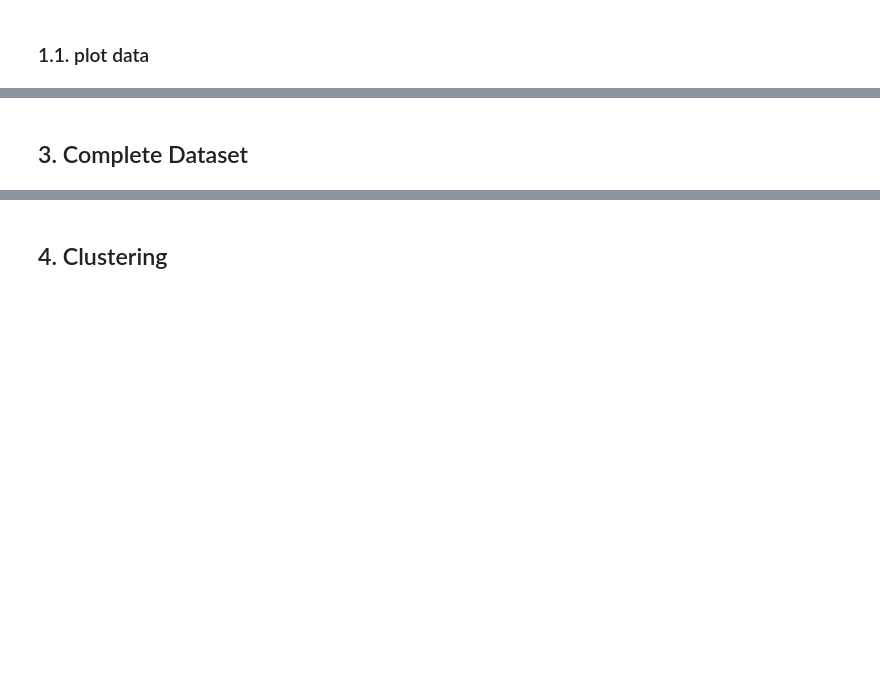
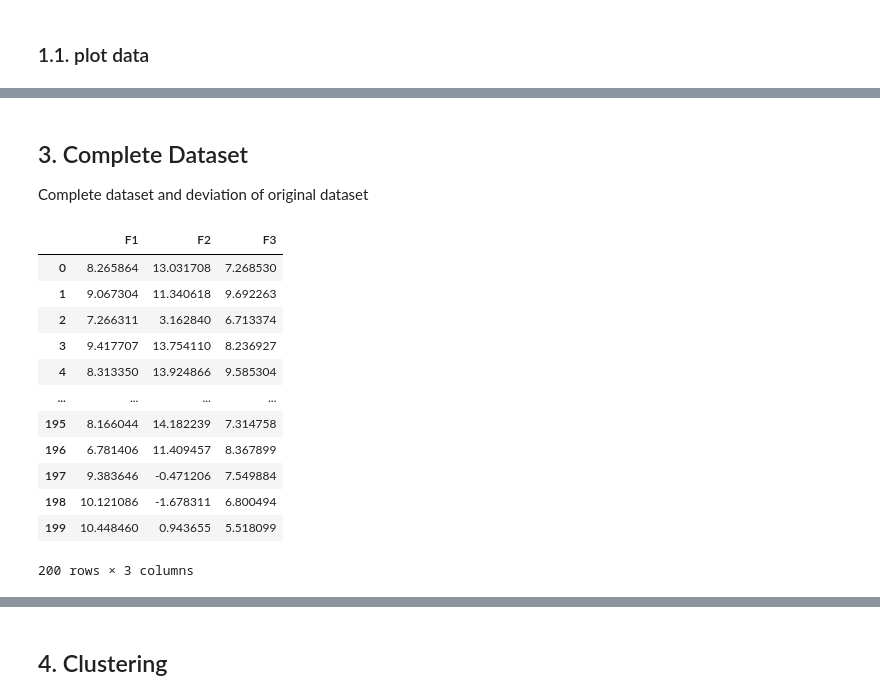
Before and after one commit to JulianH-LMU/BT_feature_learning, a Jupyter notebook: TabNet_toy_data.ipynb, the cells around one changed output, grey strips where cells are left out. Saved outputs shown, nothing was run; the diff lists cells and outputs as text; code cells hidden in the pictures; blank space fills up the shorter version.

```diff
--- a/TabNet_toy_data.ipynb
+++ b/TabNet_toy_data.ipynb
@@ -64,22 +104,37 @@ Currently only working, if Feature F3 has missing values (and F1, F2 complete).
 # %%
-# use TabNet to predict missing values
-test = features_mv[features_mv["F3"].isna()].drop("F3", axis=1).to_numpy()
-train = features_mv[features_mv["F3"].notna()]
-train_features = train.iloc[:, :-1].to_numpy()
-train_target = train.iloc[:, -1].to_numpy().reshape(-1, 1)
+features_filled = features_mv.copy()
 
-x_train, x_val, y_train, y_val = train_test_split(train_features, train_target, test_size=0.75)
+for feature in features_mv.columns[features_mv.isnull().any()]:
+    print(feature)
 
-model = TabNetRegressor(optimizer_fn=torch.optim.Adam,
+    # mask other columns' missing values as -1
+    features_mv_masked = features_mv.copy()
+    other_features = [col for col in features_mv.columns if col != feature]
+    features_mv_masked[other_features] = features_mv_masked[other_features].fillna(-1)
+
+    # separate complete rows as train data
+    # separate column with missing values as target
+    missing_data = features_mv_masked[features_mv_masked[feature].isna()].drop(feature, axis=1).to_numpy()
+    train_data = features_mv_masked[features_mv_masked[feature].notna()]
+    train_features = train_data.drop(columns=feature).to_numpy()
+    train_target = train_data[feature].to_numpy().reshape(-1,1)
+
+    x_train, x_val, y_train, y_val = train_test_split(train_features, train_target, test_size=0.75)
+
+    # create & train model
+    model = TabNetRegressor(optimizer_fn=torch.optim.Adam,
                         optimizer_params=dict(lr=2e-2),
                         scheduler_params={"step_size": 50, "gamma": 0.9},
                         scheduler_fn=torch.optim.lr_scheduler.StepLR,
                         mask_type='entmax')
 
-model.fit(
-    x_train, y_train,
-    eval_set=[(x_val, y_val)],
-    eval_metric=['rmse'],
-    max_epochs=1000, patience=50,
-)
+    model.fit(
+        x_train, y_train,
+        eval_set=[(x_val, y_val)],
+        eval_metric=['rmse'],
+        max_epochs=100, patience=20,
+    )
+
+    # fill missing values with model predictions
+    features_filled.loc[features_filled[feature].isna(),feature] = [x[0] for x in model.predict(missing_data)]
 # %% [output]
@@ -102,4 +157,21 @@ Early stopping occurred at epoch 229 with best_epoch = 179 and best_val_0_rmse =
 Best weights from best epoch are automatically used!
 # %% [markdown]
 ## 3. Complete Dataset
+Complete dataset and deviation of original dataset
+# %%
+features_filled
+# %% [output]
+|  | F1 | F2 | F3 |
+| 0 | 8.265864 | 13.031708 | 7.268530 |
+| 1 | 9.067304 | 11.340618 | 9.692263 |
+| 2 | 7.266311 | 3.162840 | 6.713374 |
+| 3 | 9.417707 | 13.754110 | 8.236927 |
+| 4 | 8.313350 | 13.924866 | 9.585304 |
+| ... | ... | ... | ... |
+| 195 | 8.166044 | 14.182239 | 7.314758 |
+| 196 | 6.781406 | 11.409457 | 8.367899 |
+| 197 | 9.383646 | -0.471206 | 7.549884 |
+| 198 | 10.121086 | -1.678311 | 6.800494 |
+| 199 | 10.448460 | 0.943655 | 5.518099 |
+200 rows × 3 columns
 # %%
```
Also changed, not shown: parts of 15 cells of this notebook.
